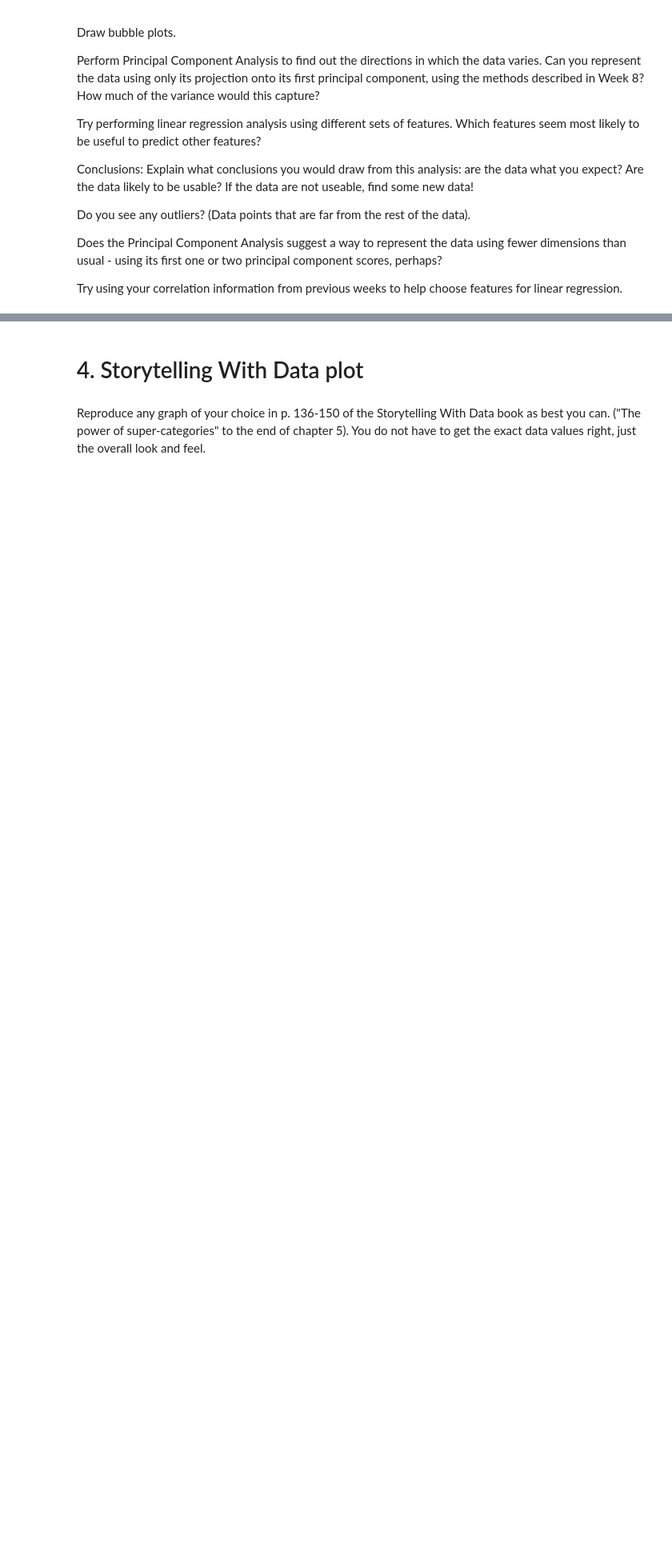
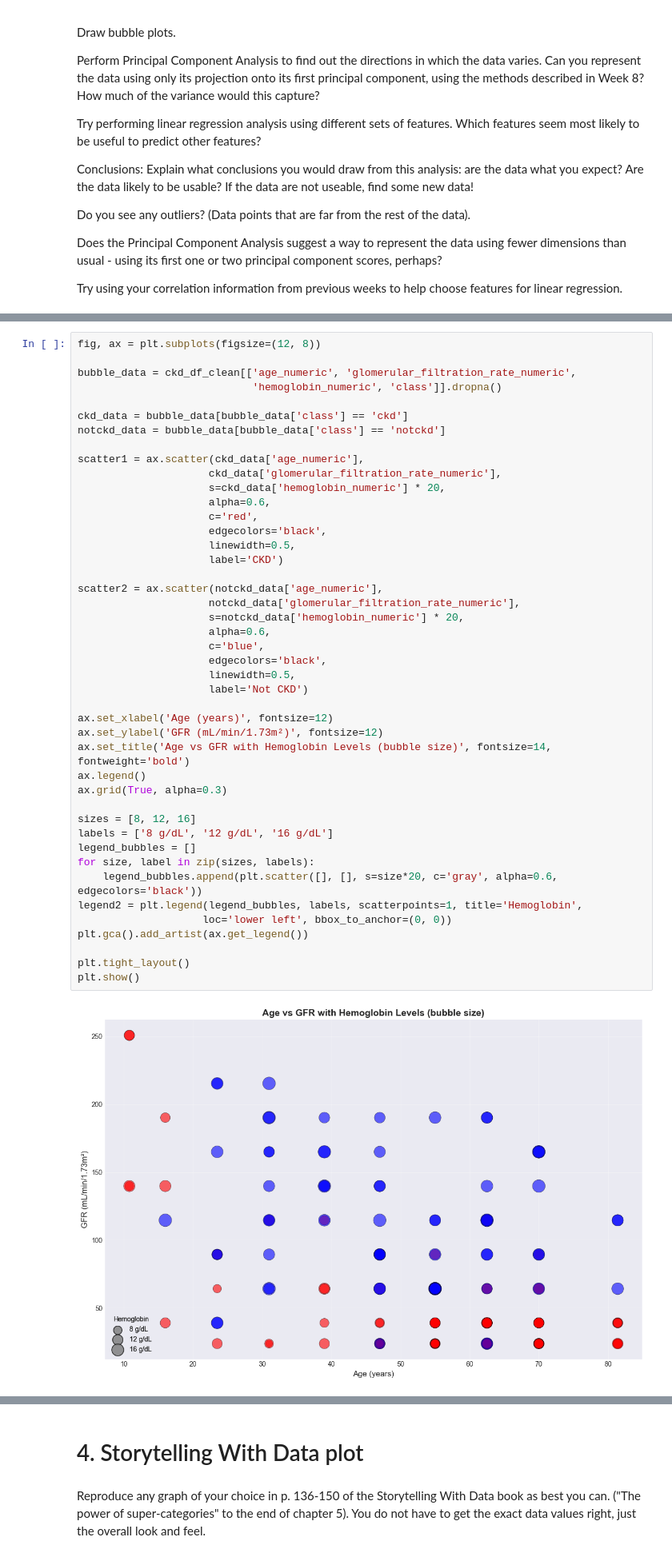
Before and after one commit to reynolkb-bu/bu-cds-dx699-2025-summer, a Jupyter notebook: notebooks/week-9/OMDS-ModB2-Week9-Reynolds-Kyle.ipynb, the cells around one changed output, grey strips where cells are left out. Shown at 80% size. Cells and saved outputs as stored; diff of their text form; blank space fills up the shorter version.

```diff
--- a/notebooks/week-9/OMDS-ModB2-Week9-Reynolds-Kyle.ipynb
+++ b/notebooks/week-9/OMDS-ModB2-Week9-Reynolds-Kyle.ipynb
@@ -92,0 +228,46 @@ Try using your correlation information from previous weeks to help choose featur
+# %%
+fig, ax = plt.subplots(figsize=(12, 8))
+
+bubble_data = ckd_df_clean[['age_numeric', 'glomerular_filtration_rate_numeric',
+                            'hemoglobin_numeric', 'class']].dropna()
+
+ckd_data = bubble_data[bubble_data['class'] == 'ckd']
+notckd_data = bubble_data[bubble_data['class'] == 'notckd']
+
+scatter1 = ax.scatter(ckd_data['age_numeric'],
+                     ckd_data['glomerular_filtration_rate_numeric'],
+                     s=ckd_data['hemoglobin_numeric'] * 20,
+                     alpha=0.6,
+                     c='red',
+                     edgecolors='black',
+                     linewidth=0.5,
+                     label='CKD')
+
+scatter2 = ax.scatter(notckd_data['age_numeric'],
+                     notckd_data['glomerular_filtration_rate_numeric'],
+                     s=notckd_data['hemoglobin_numeric'] * 20,
+                     alpha=0.6,
+                     c='blue',
+                     edgecolors='black',
+                     linewidth=0.5,
+                     label='Not CKD')
+
+ax.set_xlabel('Age (years)', fontsize=12)
+ax.set_ylabel('GFR (mL/min/1.73m²)', fontsize=12)
+ax.set_title('Age vs GFR with Hemoglobin Levels (bubble size)', fontsize=14, fontweight='bold')
+ax.legend()
+ax.grid(True, alpha=0.3)
+
+sizes = [8, 12, 16]
+labels = ['8 g/dL', '12 g/dL', '16 g/dL']
+legend_bubbles = []
+for size, label in zip(sizes, labels):
+    legend_bubbles.append(plt.scatter([], [], s=size*20, c='gray', alpha=0.6, edgecolors='black'))
+legend2 = plt.legend(legend_bubbles, labels, scatterpoints=1, title='Hemoglobin',
+                    loc='lower left', bbox_to_anchor=(0, 0))
+plt.gca().add_artist(ax.get_legend())
+
+plt.tight_layout()
+plt.show()
+# %% [output]
+[figure, added]
```
Also changed, not shown: parts of 46 cells of this notebook.
